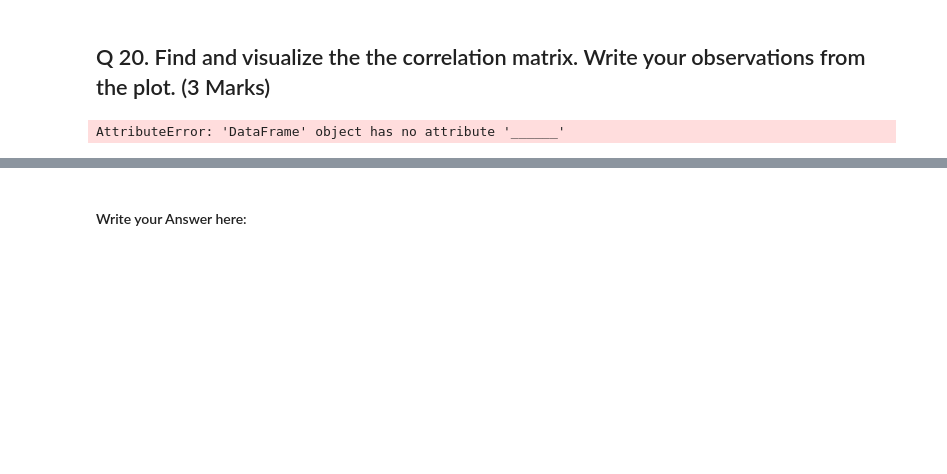
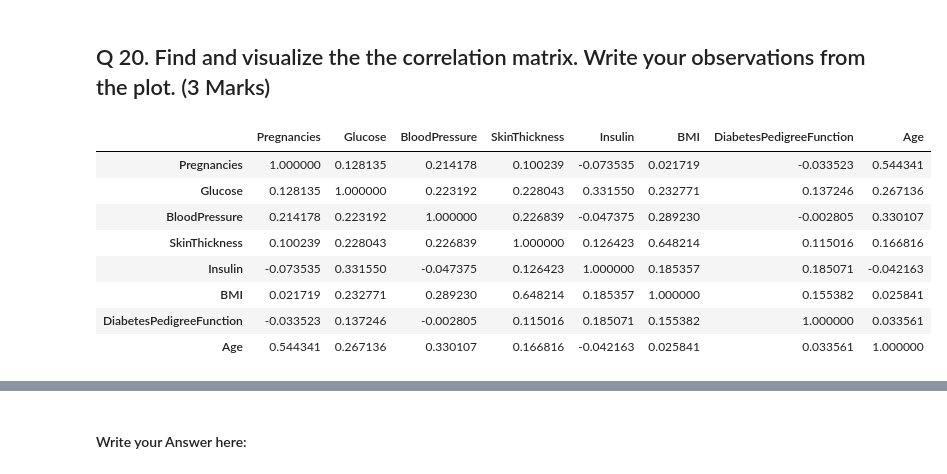
Before and after one commit to AlexHamn/pima-diabetes-analysis, a Jupyter notebook: diabetesAnalysis.ipynb, the cells around one changed output, grey strips where cells are left out. Saved outputs shown, nothing was run; the diff lists cells and outputs as text; code cells hidden in the pictures; blank space fills up the shorter version.

```diff
--- a/diabetesAnalysis.ipynb
+++ b/diabetesAnalysis.ipynb
@@ -514,11 +514,19 @@ Ans 19:
 # %%
 #remove _____ & write the appropriate function name and run the code
 
-corr_matrix = pima.iloc[:,0:8].______
+corr_matrix = pima.iloc[:,0:8].corr()
 
 corr_matrix
 # %% [output]
-AttributeError: 'DataFrame' object has no attribute '______'
+|  | Pregnancies | Glucose | BloodPressure | SkinThickness | Insulin | BMI | DiabetesPedigreeFunction | Age |
+| Pregnancies | 1.000000 | 0.128135 | 0.214178 | 0.100239 | -0.073535 | 0.021719 | -0.033523 | 0.544341 |
+| Glucose | 0.128135 | 1.000000 | 0.223192 | 0.228043 | 0.331550 | 0.232771 | 0.137246 | 0.267136 |
+| BloodPressure | 0.214178 | 0.223192 | 1.000000 | 0.226839 | -0.047375 | 0.289230 | -0.002805 | 0.330107 |
+| SkinThickness | 0.100239 | 0.228043 | 0.226839 | 1.000000 | 0.126423 | 0.648214 | 0.115016 | 0.166816 |
+| Insulin | -0.073535 | 0.331550 | -0.047375 | 0.126423 | 1.000000 | 0.185357 | 0.185071 | -0.042163 |
+| BMI | 0.021719 | 0.232771 | 0.289230 | 0.648214 | 0.185357 | 1.000000 | 0.155382 | 0.025841 |
+| DiabetesPedigreeFunction | -0.033523 | 0.137246 | -0.002805 | 0.115016 | 0.185071 | 0.155382 | 1.000000 | 0.033561 |
+| Age | 0.544341 | 0.267136 | 0.330107 | 0.166816 | -0.042163 | 0.025841 | 0.033561 | 1.000000 |
 # %%
 #remove _____ & write the appropriate function name
 
```
Also changed, not shown: parts of 3 cells of this notebook.
